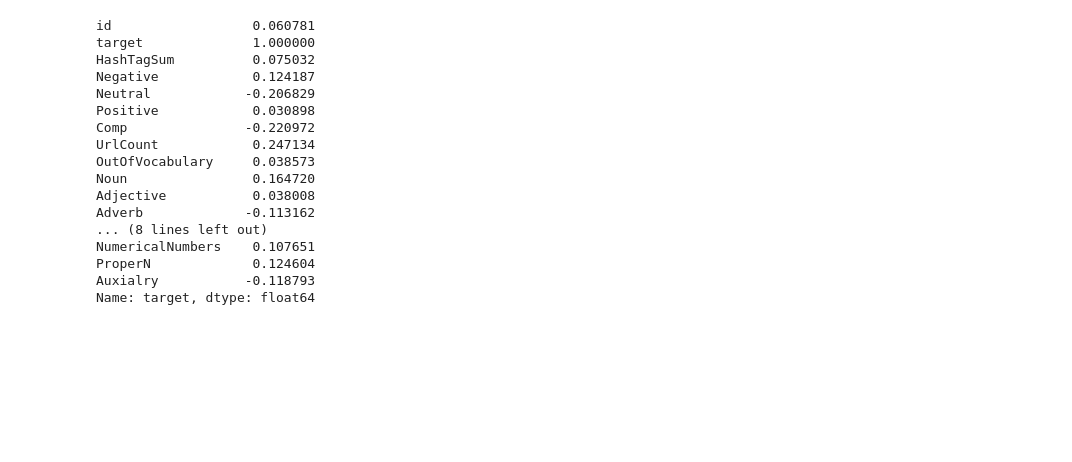
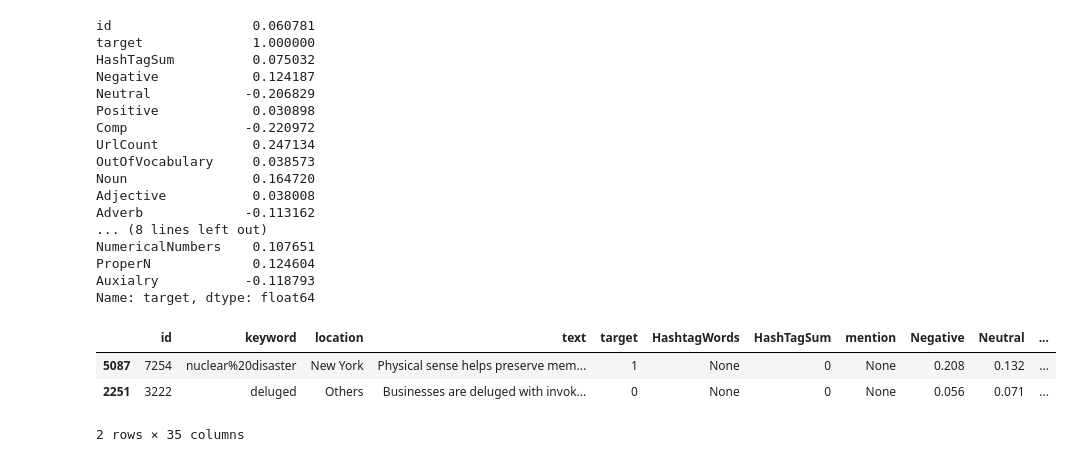
Before and after one commit to Akb-25/Natural-Disaster-Prediction-Kaggle, a Jupyter notebook: work.ipynb, the cells around one changed output. Drawn from its saved outputs; the diff is of its cells as text; code cells hidden in the pictures; blank space fills up the shorter version.

```diff
--- a/work.ipynb
+++ b/work.ipynb
@@ -806,0 +798,7 @@ pipeline=Pipeline([
+# %%
+train.sample(2)
+# %% [output]
+|  | id | keyword | location | text | target | HashtagWords | HashTagSum | mention | Negative | Neutral | ... |
+| 5087 | 7254 | nuclear%20disaster | New York | Physical sense helps preserve mem... | 1 | None | 0 | None | 0.208 | 0.132 | ... |
+| 2251 | 3222 | deluged | Others | Businesses are deluged with invok... | 0 | None | 0 | None | 0.056 | 0.071 | ... |
+2 rows × 35 columns
```
Also changed, not shown: parts of 18 cells of this notebook.
